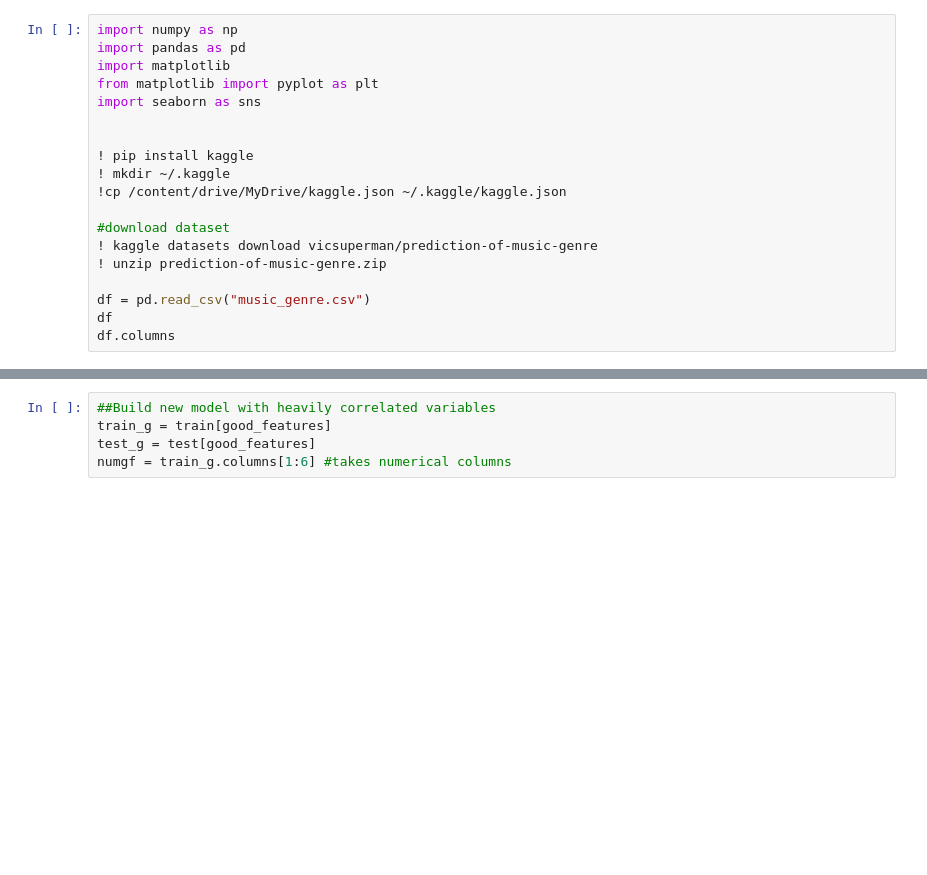
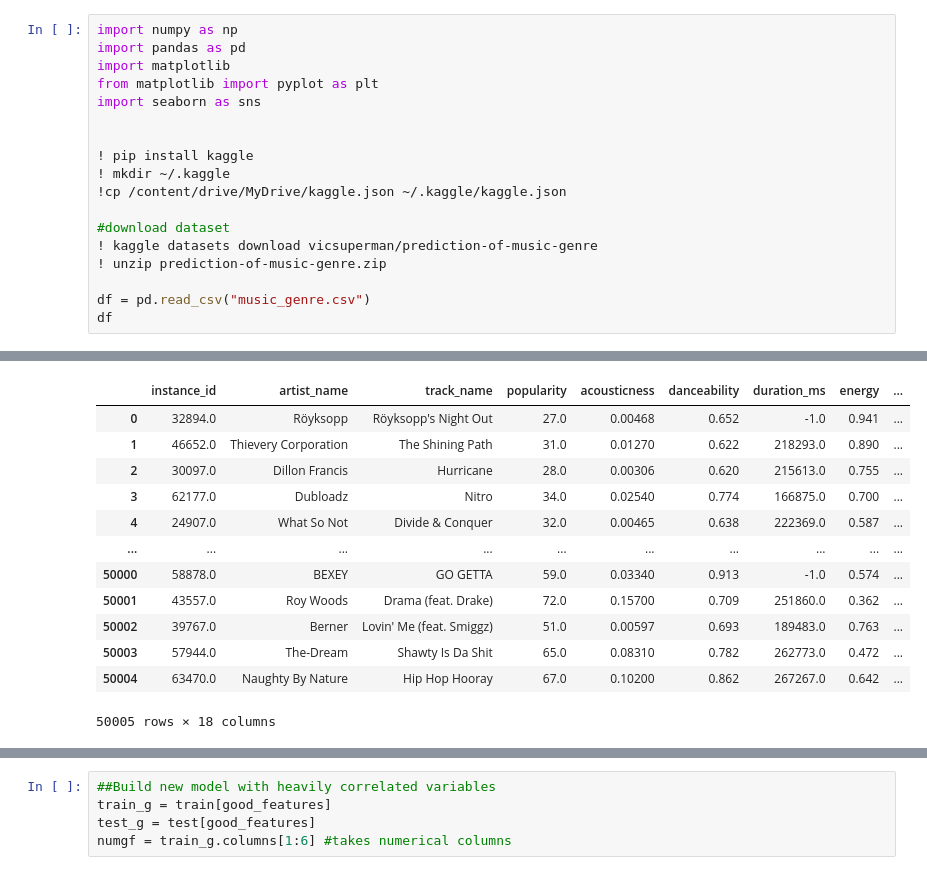
Before and after one commit to AnuragRao1/PredictMusicGenre, a Jupyter notebook: PredictMusicGenre.ipynb, the cells around one changed output, grey strips where cells are left out. Drawn from its saved outputs; the diff is of its cells as text; blank space fills up the shorter version.

```diff
--- a/PredictMusicGenre.ipynb
+++ b/PredictMusicGenre.ipynb
@@ -18,4 +18,4 @@ import seaborn as sns
 
 df = pd.read_csv("music_genre.csv")
 df
-df.columns
+# %% [output]
@@ -22,3 +38,16 @@ df.columns
+|  | instance_id | artist_name | track_name | popularity | acousticness | danceability | duration_ms | energy | ... |
+| 0 | 32894.0 | Röyksopp | Röyksopp's Night Out | 27.0 | 0.00468 | 0.652 | -1.0 | 0.941 | ... |
+| 1 | 46652.0 | Thievery Corporation | The Shining Path | 31.0 | 0.01270 | 0.622 | 218293.0 | 0.890 | ... |
+| 2 | 30097.0 | Dillon Francis | Hurricane | 28.0 | 0.00306 | 0.620 | 215613.0 | 0.755 | ... |
+| 3 | 62177.0 | Dubloadz | Nitro | 34.0 | 0.02540 | 0.774 | 166875.0 | 0.700 | ... |
+| 4 | 24907.0 | What So Not | Divide & Conquer | 32.0 | 0.00465 | 0.638 | 222369.0 | 0.587 | ... |
+| ... | ... | ... | ... | ... | ... | ... | ... | ... | ... |
+| 50000 | 58878.0 | BEXEY | GO GETTA | 59.0 | 0.03340 | 0.913 | -1.0 | 0.574 | ... |
+| 50001 | 43557.0 | Roy Woods | Drama (feat. Drake) | 72.0 | 0.15700 | 0.709 | 251860.0 | 0.362 | ... |
+| 50002 | 39767.0 | Berner | Lovin' Me (feat. Smiggz) | 51.0 | 0.00597 | 0.693 | 189483.0 | 0.763 | ... |
+| 50003 | 57944.0 | The-Dream | Shawty Is Da Shit | 65.0 | 0.08310 | 0.782 | 262773.0 | 0.472 | ... |
+| 50004 | 63470.0 | Naughty By Nature | Hip Hop Hooray | 67.0 | 0.10200 | 0.862 | 267267.0 | 0.642 | ... |
+50005 rows × 18 columns
 # %%
 #CLEAN DATASET
 #drop unnecessary columns
```
Also changed, not shown: parts of 13 cells of this notebook.
